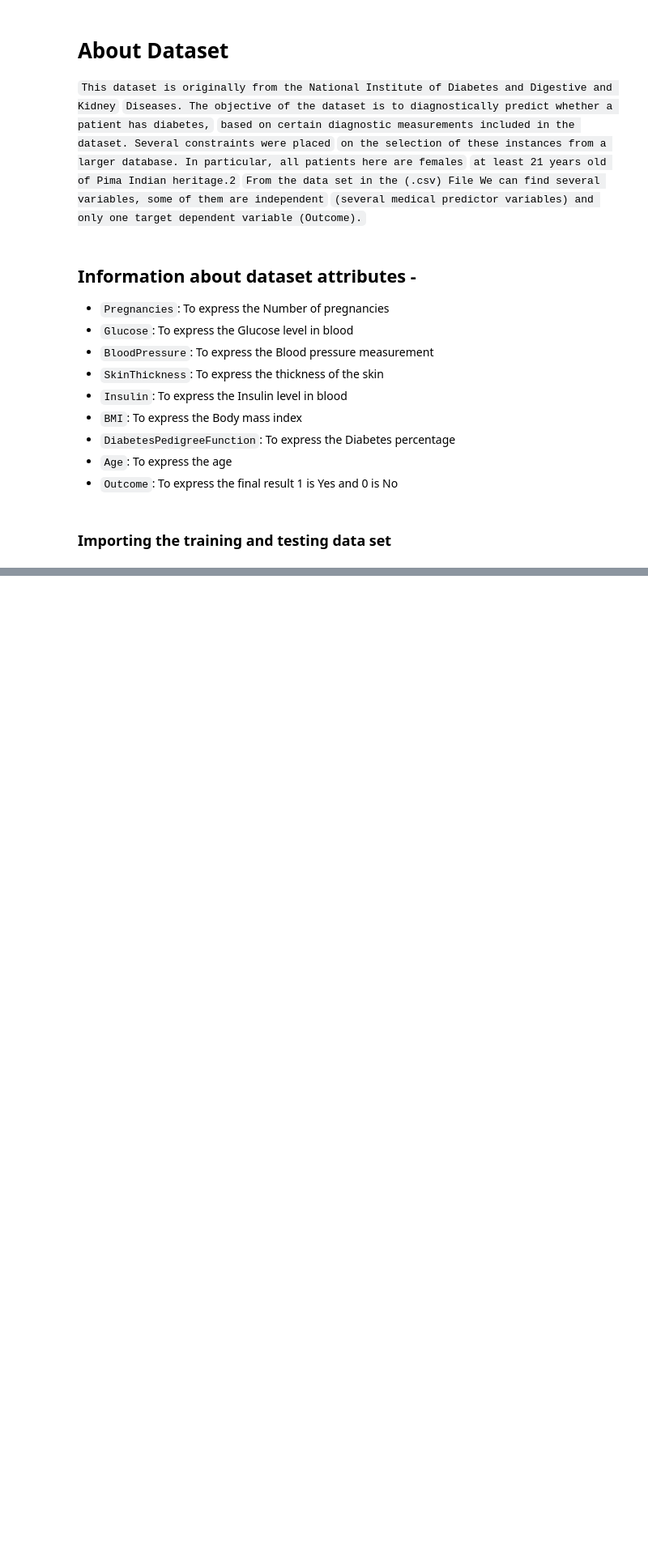
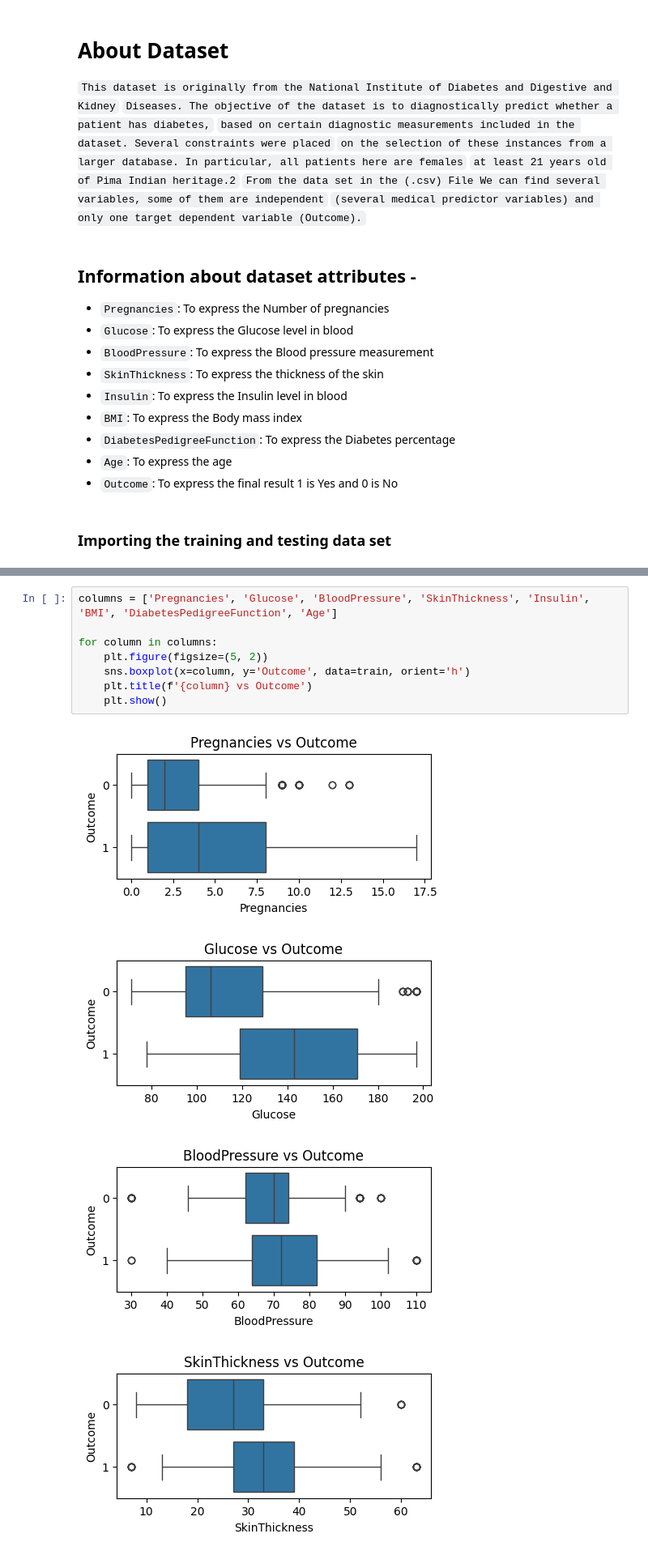
Before and after one commit to pro402/Diabetes_ML, a Jupyter notebook: Notebooks/Notebook1.ipynb, the cells around one changed output, grey strips where cells are left out. Shown at 81% size. Cells and saved outputs as stored; diff of their text form; blank space fills up the shorter version.

```diff
--- a/Notebooks/Notebook1.ipynb
+++ b/Notebooks/Notebook1.ipynb
@@ -34,0 +219,13 @@ FileNotFoundError: [Errno 2] No such file or directory: 'DataSets/Training.csv'
+# %%
+columns = ['Pregnancies', 'Glucose', 'BloodPressure', 'SkinThickness', 'Insulin', 'BMI', 'DiabetesPedigreeFunction', 'Age']
+
+for column in columns:
+    plt.figure(figsize=(5, 2))
+    sns.boxplot(x=column, y='Outcome', data=train, orient='h')
+    plt.title(f'{column} vs Outcome')
+    plt.show()
+# %% [output]
+[figure, added]
+[figure, added]
+[figure, added]
+[figure, added]
```
Also changed, not shown: parts of 25 cells of this notebook.
